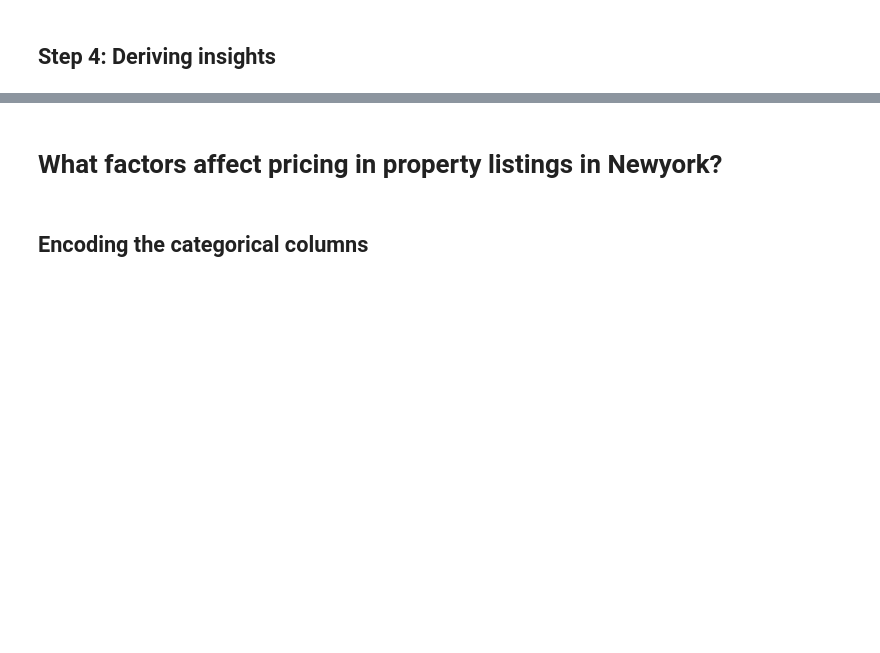
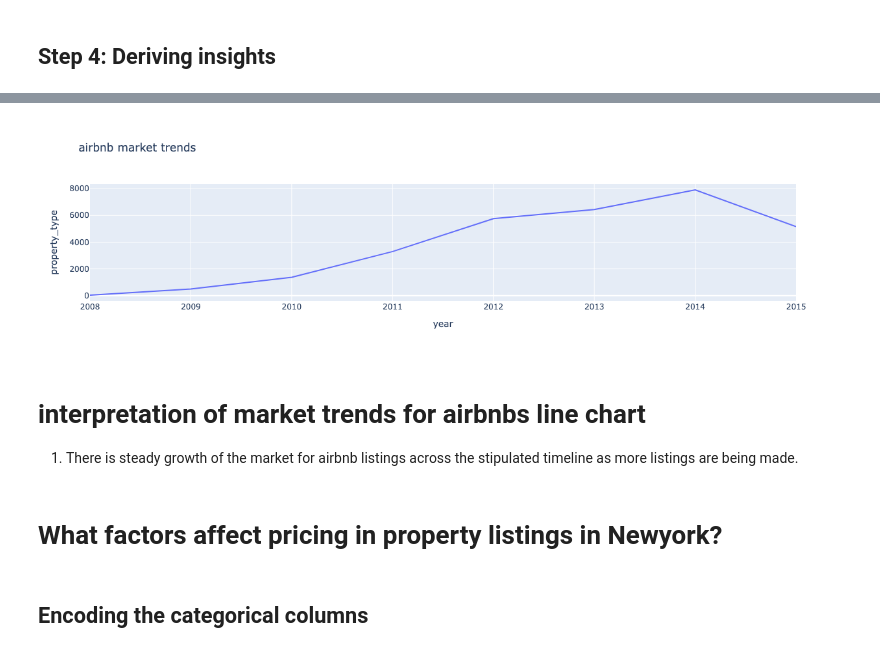
Before and after one commit to normanmunge/airbnb-listing-newyork-eda, a Jupyter notebook: airbnb_listing_newyork.ipynb, the cells around one changed output, grey strips where cells are left out. Cells and saved outputs as stored; diff of their text form; code cells hidden in the pictures; blank space fills up the shorter version.

Commit message:
market trends analysis

```diff
--- a/airbnb_listing_newyork.ipynb
+++ b/airbnb_listing_newyork.ipynb
@@ -258,0 +273,9 @@ df.head()
+# %%
+df['year'] = pd.DatetimeIndex(df['host_since']).year
+# %%
+market_trend = df.groupby('year')['property_type'].count().reset_index()
+# %%
+# line plot for market trend
+fig = px.line(market_trend, x='year', y='property_type', title='airbnb market trends')
+fig.show()
+# %% [output]
@@ -259,3 +283,7 @@ df.head()
+[figure, added]
+# %% [markdown]
+# interpretation of market trends for airbnbs line chart
+1. There is steady growth of the market for airbnb listings across the stipulated timeline as more listings are being made.
 # %% [markdown]
 # What factors affect pricing in property listings in Newyork?
 # %% [markdown]
```
Also changed, not shown: parts of 10 cells of this notebook.
